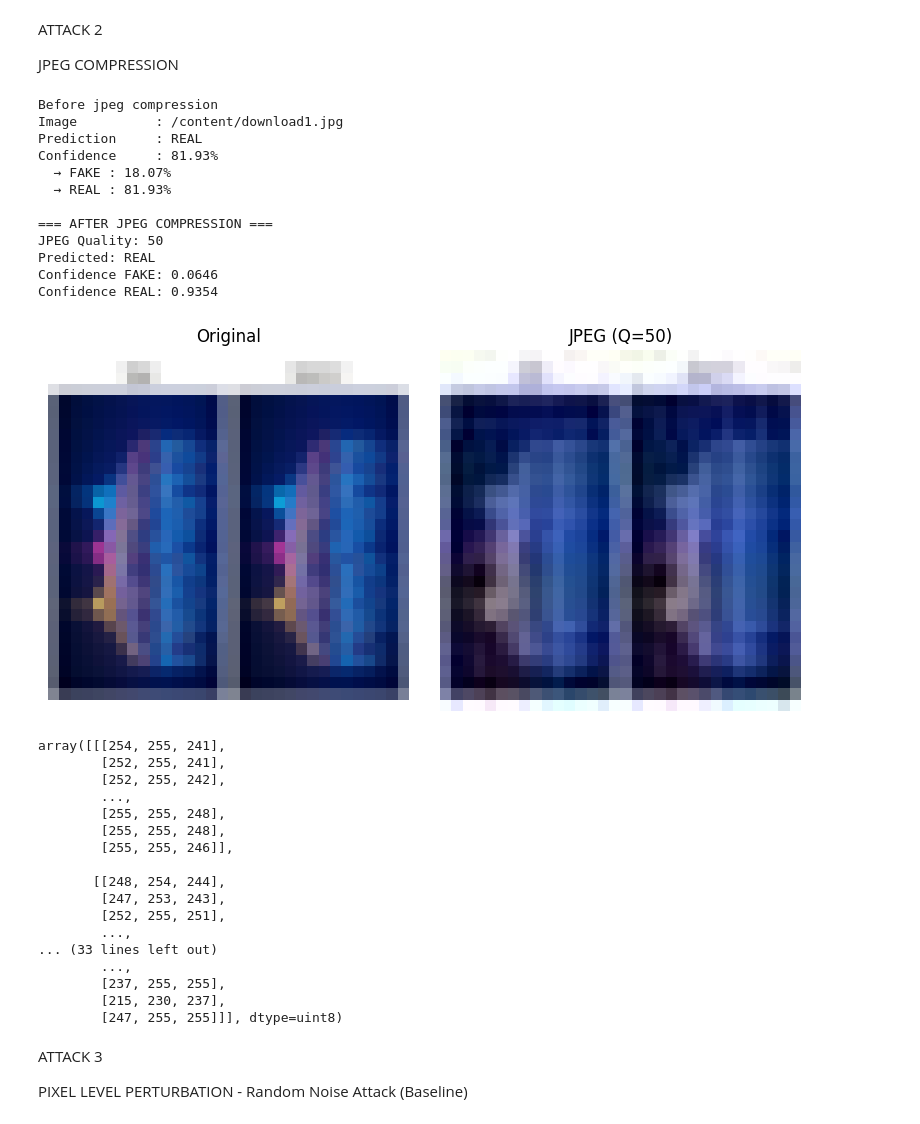
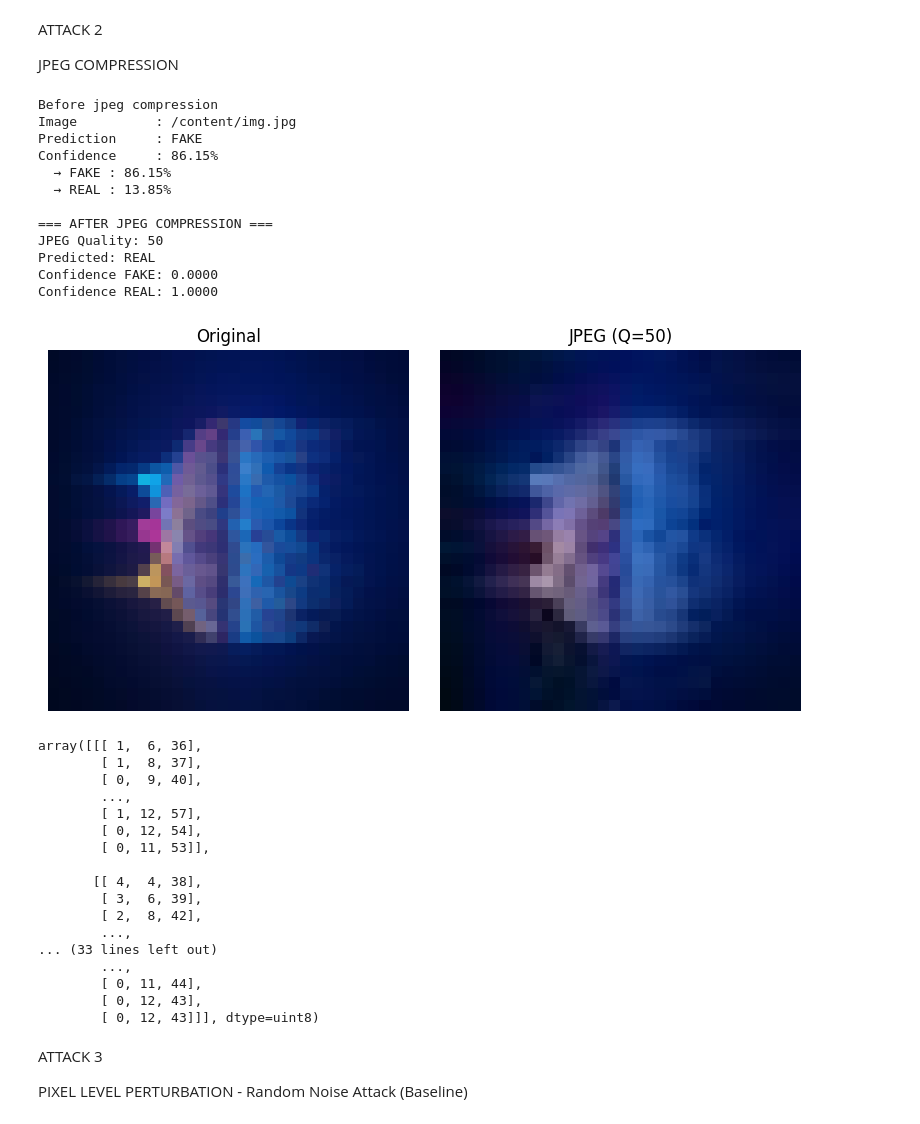
Before and after one commit to samrithiV/syntheticImageDetection, a Jupyter notebook: SyntheticImgDetection_Evasion_Mitigation.ipynb, the cells around one changed output. Drawn from its saved outputs; the diff is of its cells as text; code cells hidden in the pictures.

```diff
--- a/SyntheticImgDetection_Evasion_Mitigation.ipynb
+++ b/SyntheticImgDetection_Evasion_Mitigation.ipynb
@@ -718,10 +716,10 @@ def run_blur_evasion(model, image_np, kernel_size=3):
     return blurred_image
 # %%
 from PIL import Image
-image=Image.open("/content/cifake/test/FAKE/997.jpg").convert("RGB")
+image=Image.open("/content/img.jpg").convert("RGB")
 image_np=np.array(image)
 print("Before Gaussian Blur....")
-label, confidence = predict('/content/cifake/test/FAKE/997.jpg', model_resnet, device)
+label, confidence = predict('/content/img.jpg', model_resnet, device)
 blurred_img = run_blur_evasion(model_resnet, image_np, kernel_size=3)
 # %% [output]
 Before Gaussian Blur....
@@ -804,44 +802,44 @@ def run_jpeg_evasion(model, image_np, quality=50):
 # %%
 from PIL import Image
 import numpy as np
 
-image = Image.open("/content/cifake/test/FAKE/0.jpg").convert("RGB")
+image = Image.open("/content/img.jpg").convert("RGB")
 image = image.resize((32,32))  # CIFAKE size
 image_np = np.array(image)
 print('Before jpeg compression')
-label, confidence = predict('/content/cifake/test/FAKE/0.jpg', model_resnet, device)
+label, confidence = predict('/content/img.jpg', model_resnet, device)
 run_jpeg_evasion(model_resnet, image_np, quality=50)
 # %% [output]
 Before jpeg compression
-Image          : /content/download1.jpg
-Prediction     : REAL
-Confidence     : 81.93%
-  → FAKE : 18.07%
-  → REAL : 81.93%
+Image          : /content/img.jpg
+Prediction     : FAKE
+Confidence     : 86.15%
+  → FAKE : 86.15%
+  → REAL : 13.85%
 
 === AFTER JPEG COMPRESSION ===
 JPEG Quality: 50
 Predicted: REAL
-Confidence FAKE: 0.0646
-Confidence REAL: 0.9354
+Confidence FAKE: 0.0000
+Confidence REAL: 1.0000
-[figure, old version]
+[figure, new version]
-array([[[254, 255, 241],
-        [252, 255, 241],
-        [252, 255, 242],
+array([[[ 1,  6, 36],
+        [ 1,  8, 37],
+        [ 0,  9, 40],
         ...,
-        [255, 255, 248],
-        [255, 255, 248],
-        [255, 255, 246]],
+        [ 1, 12, 57],
+        [ 0, 12, 54],
+        [ 0, 11, 53]],
 
-       [[248, 254, 244],
-        [247, 253, 243],
-        [252, 255, 251],
+       [[ 4,  4, 38],
+        [ 3,  6, 39],
+        [ 2,  8, 42],
         ...,
 ... (33 lines left out)
         ...,
-        [237, 255, 255],
-        [215, 230, 237],
-        [247, 255, 255]]], dtype=uint8)
+        [ 0, 11, 44],
+        [ 0, 12, 43],
+        [ 0, 12, 43]]], dtype=uint8)
 # %% [markdown]
 ATTACK 3
 
```
Also changed, not shown: parts of 5 cells of this notebook.
